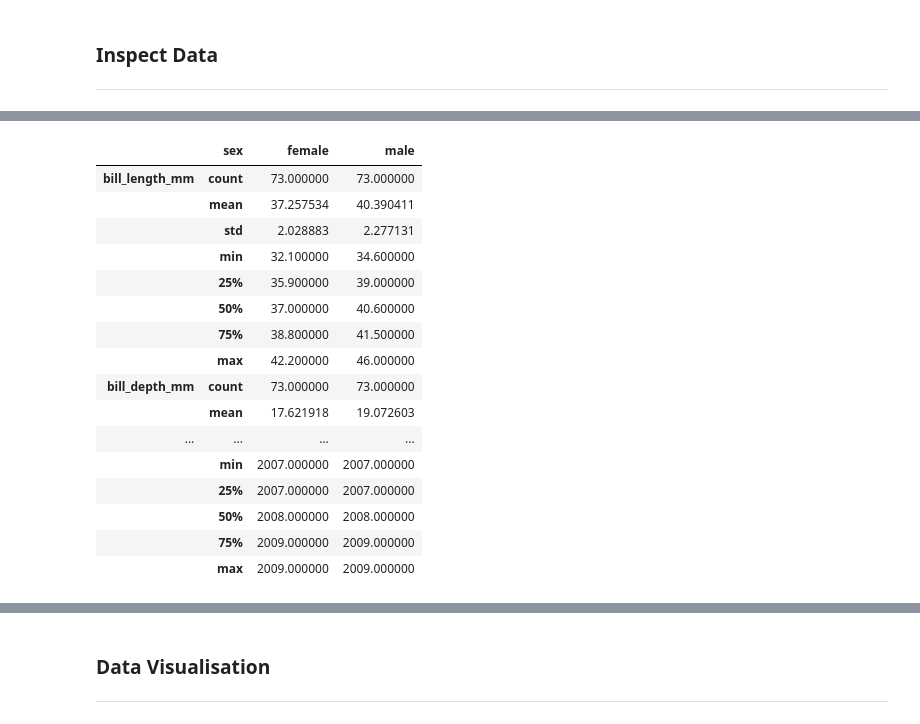
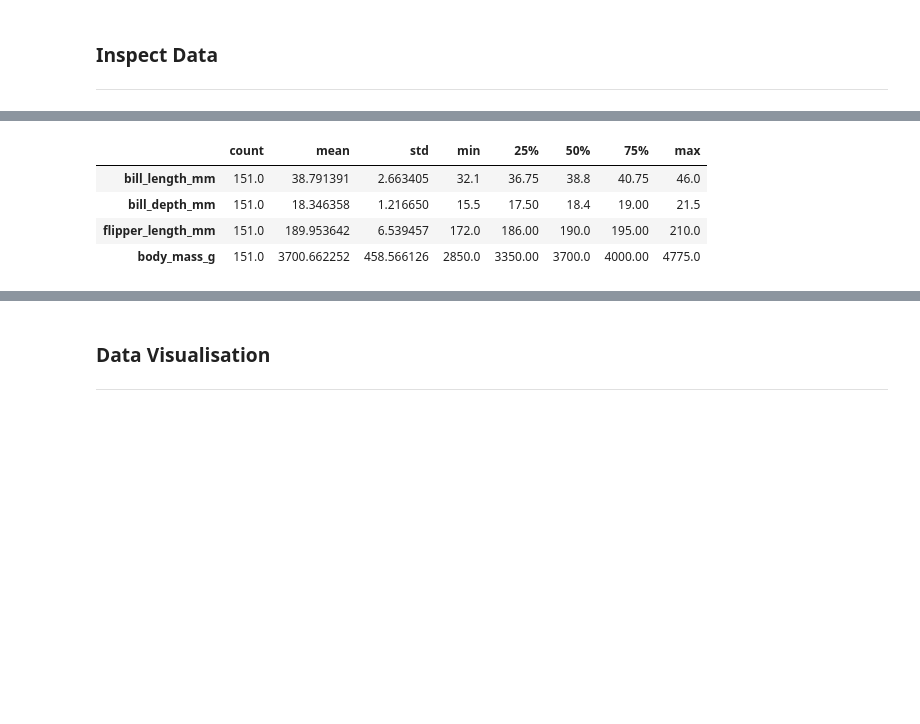
Before and after one commit to RodrigoDMU/MyWorkPDA-Project, a Jupyter notebook: penguins.ipynb, the cells around one changed output, grey strips where cells are left out. Cells and saved outputs as stored; diff of their text form; code cells hidden in the pictures; blank space fills up the shorter version.

```diff
--- a/penguins.ipynb
+++ b/penguins.ipynb
@@ -200,24 +170,12 @@ df[df['species']=='Gentoo'].groupby('sex').describe().transpose()
 # %%
 # Describe the data set for sex in Adelie specie.
-df[df['species']=='Adelie'].groupby('sex').describe().transpose()
+df[df['species']=='Adelie'].describe().transpose()
 # %% [output]
-|  | sex | female | male |
-| bill_length_mm | count | 73.000000 | 73.000000 |
-|  | mean | 37.257534 | 40.390411 |
-|  | std | 2.028883 | 2.277131 |
-|  | min | 32.100000 | 34.600000 |
-|  | 25% | 35.900000 | 39.000000 |
-|  | 50% | 37.000000 | 40.600000 |
-|  | 75% | 38.800000 | 41.500000 |
-|  | max | 42.200000 | 46.000000 |
-| bill_depth_mm | count | 73.000000 | 73.000000 |
-|  | mean | 17.621918 | 19.072603 |
-| ... | ... | ... | ... |
-|  | min | 2007.000000 | 2007.000000 |
-|  | 25% | 2007.000000 | 2007.000000 |
-|  | 50% | 2008.000000 | 2008.000000 |
-|  | 75% | 2009.000000 | 2009.000000 |
-|  | max | 2009.000000 | 2009.000000 |
+|  | count | mean | std | min | 25% | 50% | 75% | max |
+| bill_length_mm | 151.0 | 38.791391 | 2.663405 | 32.1 | 36.75 | 38.8 | 40.75 | 46.0 |
+| bill_depth_mm | 151.0 | 18.346358 | 1.216650 | 15.5 | 17.50 | 18.4 | 19.00 | 21.5 |
+| flipper_length_mm | 151.0 | 189.953642 | 6.539457 | 172.0 | 186.00 | 190.0 | 195.00 | 210.0 |
+| body_mass_g | 151.0 | 3700.662252 | 458.566126 | 2850.0 | 3350.00 | 3700.0 | 4000.00 | 4775.0 |
 # %%
 # Count the number of penguins of each island per sex.
 df.value_counts(['island', 'sex'])
```
Also changed, not shown: parts of 20 cells of this notebook, 1 other file.
